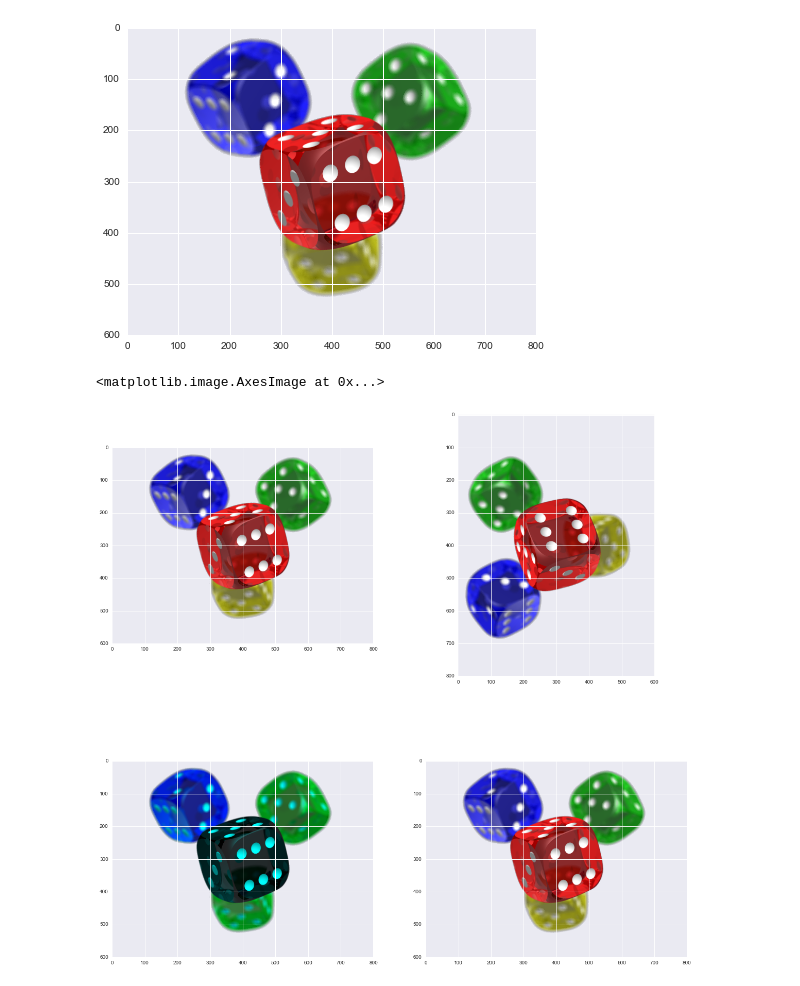
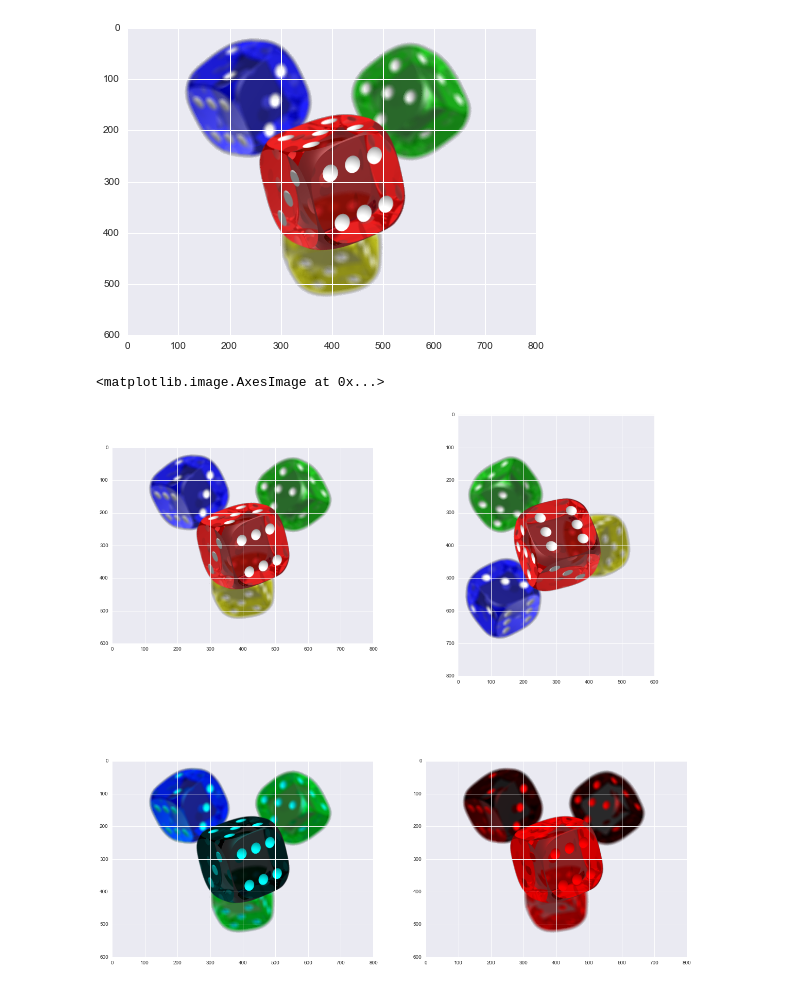
Before and after one commit to rohanmonga/ml-snippets, a Jupyter notebook: Image processing.ipynb, the cells around one changed output. Saved outputs shown, nothing was run; the diff lists cells and outputs as text; code cells hidden in the pictures.

Commit message:
fix onlyred

```diff
--- a/Image processing.ipynb
+++ b/Image processing.ipynb
@@ -17,20 +17,21 @@ plt.imshow(img)
 # %%
 plt.figure(figsize=(20,20))
 plt.subplot(2,2,1)
 plt.imshow(img)
 
 plt.subplot(2,2,2)
 plt.imshow(ndimage.rotate(img, 90))
 
 plt.subplot(2,2,3)
 nored = img.copy()
 nored[:,:,0] = np.zeros(nored[:,:,0].shape)
 plt.imshow(nored)
 
 plt.subplot(2,2,4)
 onlyred = img.copy()
-onlyred[0,0,:] = np.zeros(onlyred[0,0,:].shape)
+onlyred[:,:,1] = np.zeros(onlyred[:,:,1].shape)
+onlyred[:,:,2] = np.zeros(onlyred[:,:,2].shape)
 plt.imshow(onlyred)
 # %% [output]
 <matplotlib.image.AxesImage at 0x...>
-[figure, old version]
+[figure, new version]
```
Also changed, not shown: 1 other file.
